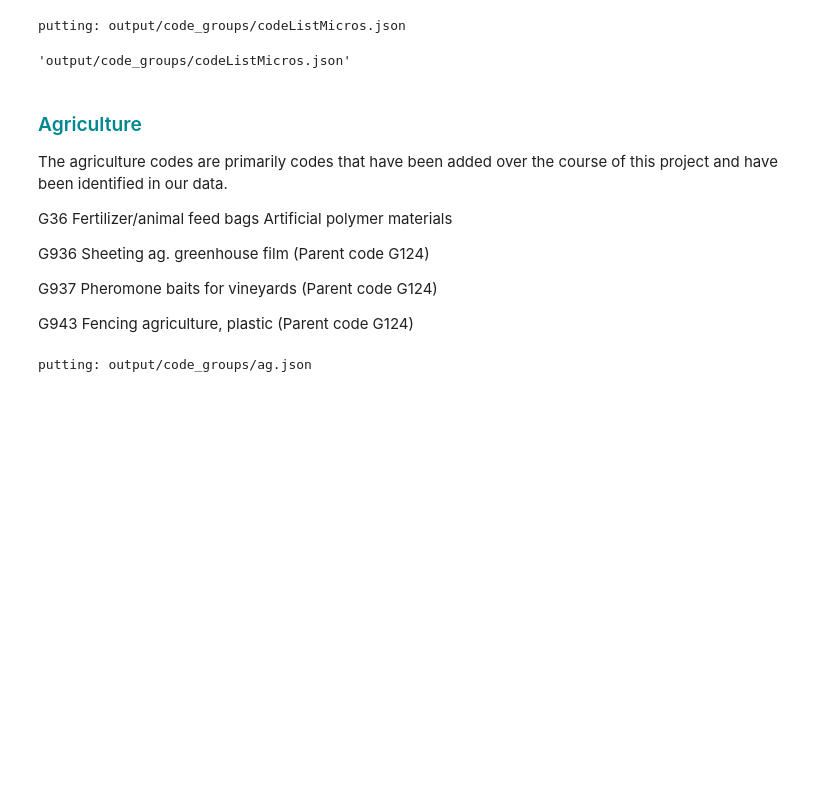
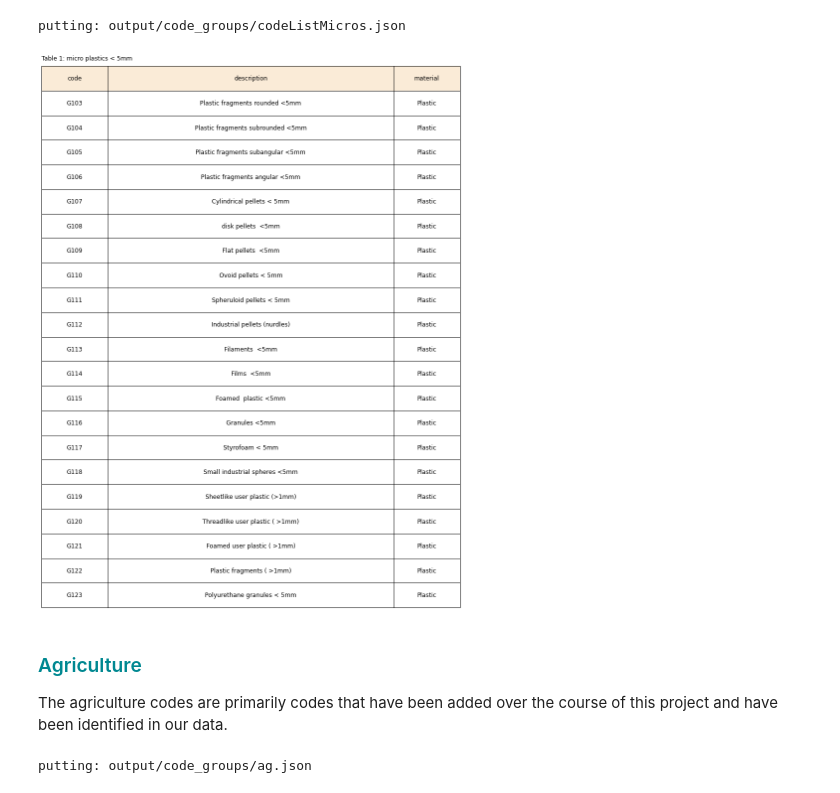
Before and after one commit to hammerdirt-analyst/iqals, a Jupyter notebook: code_groups.ipynb, the cells around one changed output. Saved outputs shown, nothing was run; the diff lists cells and outputs as text; code cells hidden in the pictures; blank space fills up the shorter version.

```diff
--- a/code_groups.ipynb
+++ b/code_groups.ipynb
@@ -144,22 +135,45 @@ grouped = grouped + codesmicro
 groups.update({x:'micro' for x in codesmicro})
 # %% [output]
 putting: output/code_groups/codeListMicros.json
-# %%
-F"{project_dir}/codeListMicros.json"
-# %% [output]
-'output/code_groups/codeListMicros.json'
+# %%
+# make adjustments to table kwargs:
+wwcodes = dfCodes[dfCodes.code.isin(codesmicro)][['code', 'material', 'description']]
+wwcodes = wwcodes[['code', 'description', 'material']]
+
+tablecenter_k = dict(loc="center", bbox=(0,0,1,1), colWidths=[12,52, 12], cellLoc='center')
+tabledata=wwcodes
+fig, ax = plt.subplots(figsize=(12, len(tabledata)*.75))
+ax = make_table_grids(ax)
+a_table = mpl.table.table(
+    cellText=tabledata.values,
+    colLabels=tabledata.columns,
+    colColours=['antiquewhite' for col in list(tabledata.columns)],
+    ax=ax,
+    **tablecenter_k)
+
+table_fonts(a_table, size=12)
+
+ax.add_table(a_table)
+ax.tick_params(**tabtickp_k)
+ax.set_title(F"Table {table_num}: micro plastics < 5mm", **title_k)
+
+
+plt.tight_layout()
+
+figname = F"table{table_num}.jpg"
+a_tag="Micro codes are all micro plastics and foams"
+add_output(figname, a_tag, atype="table", fignum=table_num)
+
+plt.show()
+plt.close()
+
+table_num += 1
+# %% [output]
+[figure, added]
 # %% [markdown]
 ### <span style="color:#008891">Agriculture</span>
 
 The agriculture codes are primarily codes that have been added over the course of this project and have been identified in our data.
-
-G36 Fertilizer/animal feed bags Artificial polymer materials
-
-G936 Sheeting ag. greenhouse film (Parent code G124)
-
-G937 Pheromone baits for vineyards (Parent code G124)
-
-G943 Fencing agriculture, plastic (Parent code G124)
 # %%
 ag=['G36',
 'G936',
```
Also changed, not shown: parts of 27 cells of this notebook, 22 other files.
